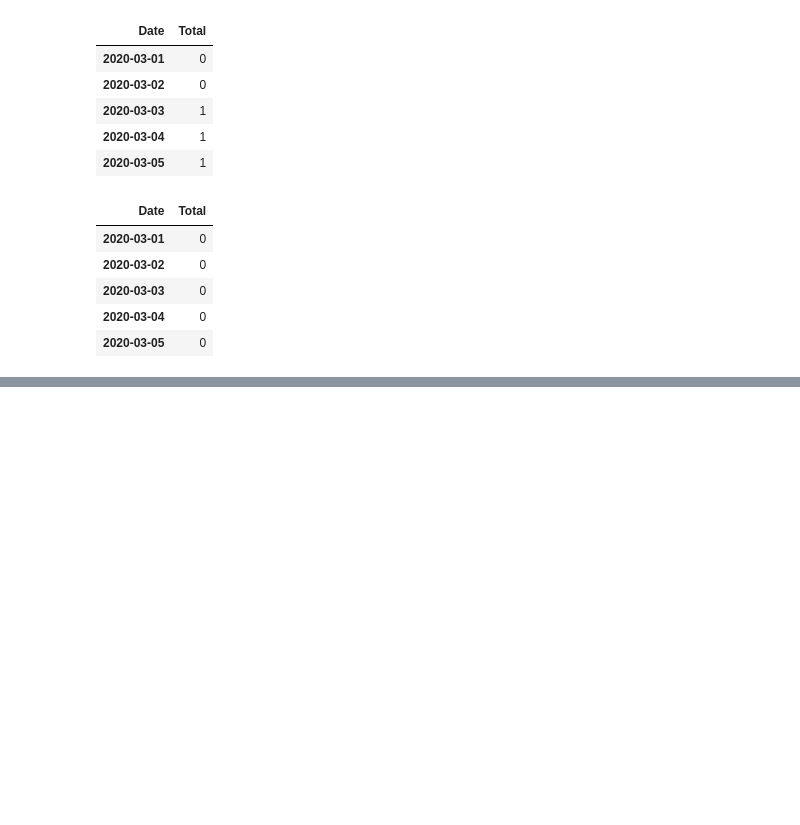
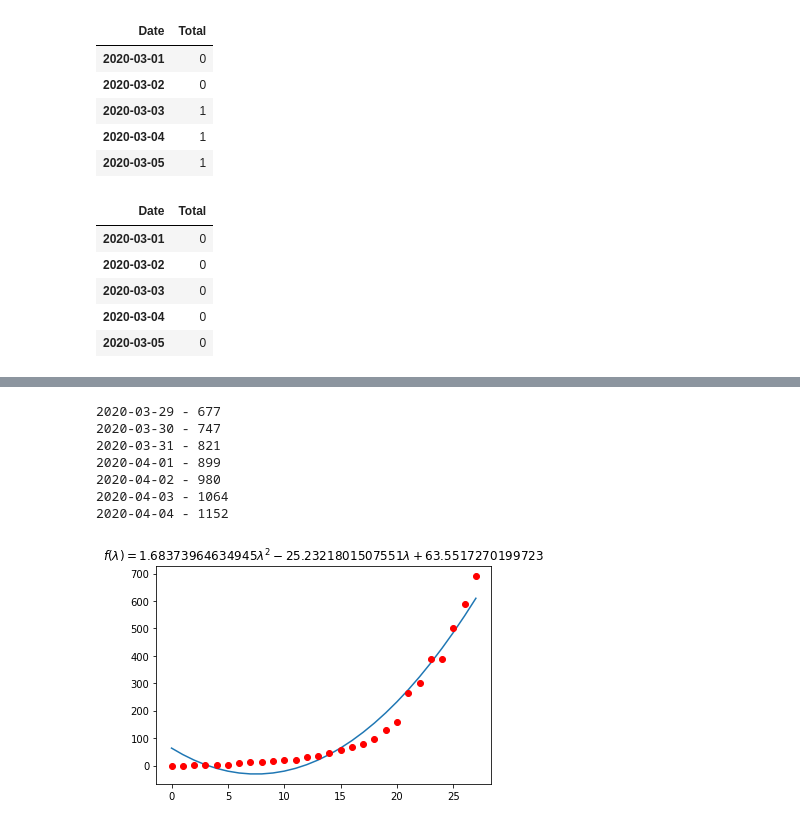
Before and after one commit to lprone/coronavirus, a Jupyter notebook: coronavirus-argentina.ipynb, the cells around one changed output, grey strips where cells are left out. Cells and saved outputs as stored; diff of their text form; code cells hidden in the pictures; blank space fills up the shorter version.

Commit message:
predictions for coronavirus argentina using polinomic functions

```diff
--- a/coronavirus-argentina.ipynb
+++ b/coronavirus-argentina.ipynb
@@ -221,0 +160,47 @@ for x in range (0, predicted_days):
+# %%
+def cuadratic_model(x, a, b, c):
+    return a*x**2 + b*x +c
+
+def cubic_model(x, a, b, c, d):
+    return a*x**3 + b*x**2 +c*x + d
+
+def fourth_pow_model(x, a, b, c, d, e):
+    return a*x**4 + b*x**3 +c*x**2 + d*x + e
+# %%
+def formatPrediction(firstPredictionDay, day, prediction):
+    formatedDate = str(firstPredictionDay + datetime.timedelta(days = day))[0:10]
+    formatedPrediction = str(int(prediction))
+    return formatedDate + " - " + formatedPrediction
+
+def printPrediction(model, popt, x, y):
+    firstPredictionDayId = x.max() + 1
+
+    for day in range (0, predicted_days):
+        predictionId = firstPredictionDayId + day
+        predictionValue = model(predictionId, *popt)
+        print(formatPrediction(firstPredictionDay, day, predictionValue))
+# %%
+def plotPrediction(model, popt, x, y):
+    xs = sym.Symbol('\lambda')
+    tex = sym.latex(model(xs,*popt)).replace('$', '')
+
+    plt.pyplot.title(r'$f(\lambda)= %s$' %(tex),fontsize=12)
+
+    plt.pyplot.plot(x, model(x, *popt))
+    plt.pyplot.plot(x, y, 'ro')
+# %%
+def predictData(model, x, y):
+    popt, _ = curve_fit(model, x, y)
+    printPrediction(model, popt, x, y)
+    plotPrediction(model, popt, x, y)
+# %%
+predictData(cuadratic_model, data_argentina.num_id, data_argentina.TotalConfirmedCases)
+# %% [output]
+2020-03-29 - 677
+2020-03-30 - 747
+2020-03-31 - 821
+2020-04-01 - 899
+2020-04-02 - 980
+2020-04-03 - 1064
+2020-04-04 - 1152
+[figure, added]
```
Also changed, not shown: parts of 22 cells of this notebook.
